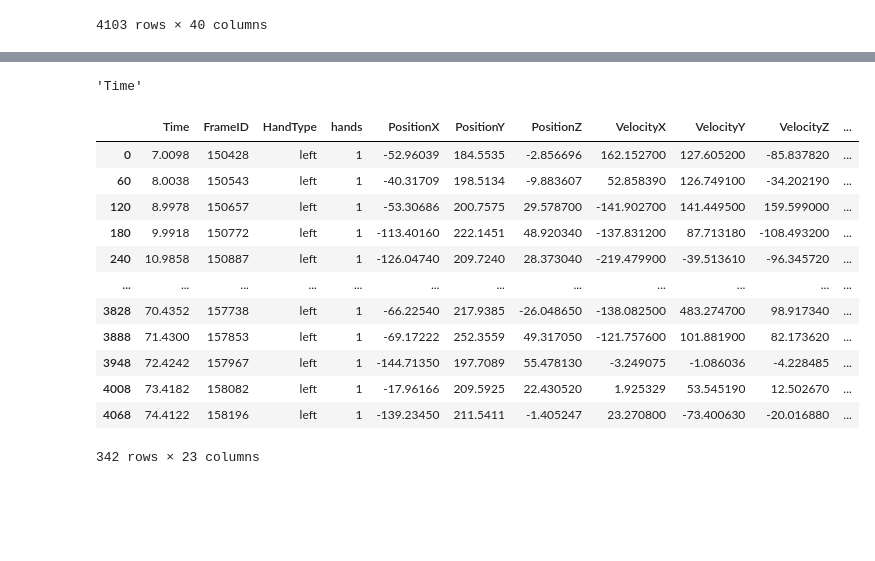
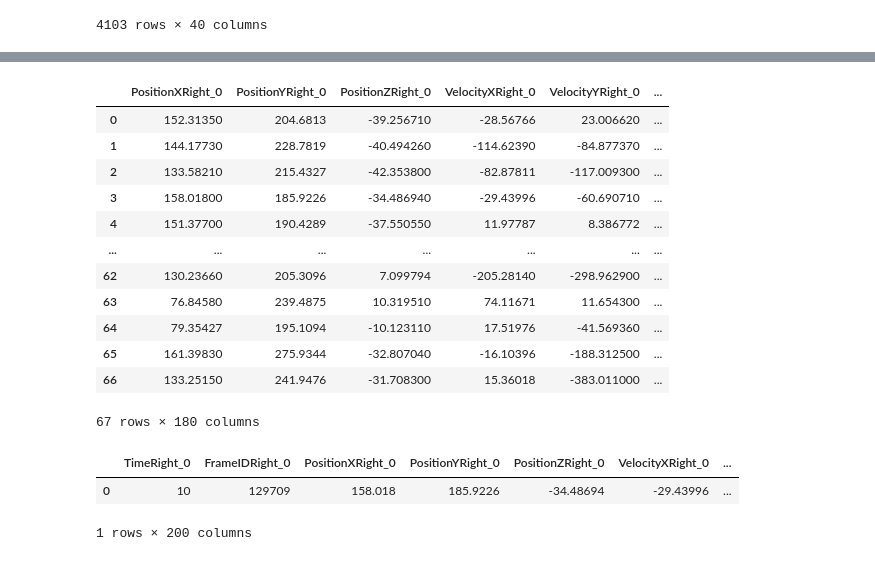
Before and after one commit to noamya-sh/Final-project-SemesterB, a Jupyter notebook: Hands-state.ipynb, the cells around one changed output, grey strips where cells are left out. Drawn from its saved outputs; the diff is of its cells as text; code cells hidden in the pictures; blank space fills up the shorter version.

Commit message:
vector function

```diff
--- a/Hands-state.ipynb
+++ b/Hands-state.ipynb
@@ -286,36 +261,51 @@ NameError: name 'listdata' is not defined
-# %%
-df=pd.merge(temp, listdata[Alone][0], left_index=True, right_index=True)
-df.columns=[c.replace('_x', 'Right').replace('_y', 'Left') for c in df.columns]
 # %%
-df.columns[[0,1]][0]
+def DataToVectors(df):
+    first=df.iloc[:,0][0]
+    last=df.iloc[:,0].iloc[-1]
+    vecArr=[]
+    for sec in range(first,last):
+        secData=df[df.iloc[:,0]==sec].iloc[::5,:].reset_index(drop=True)
+        if len(secData)>=5:
+            rowArr=[]
+            for index in range(0,5):
+                row = secData.loc[[index]].reset_index(drop=True)
+                for column in row.columns:
+                    newCol = column+"_{}".format(str(index))
+                    row.columns = [c.replace(column, newCol) for c in row.columns]
+                rowArr.append(row)
+            vector=pd.concat(rowArr,axis=1,join='inner')
+            vecArr.append(vector)
+    newData=pd.concat(vecArr).reset_index(drop=True)
+    newData = dropCol(newData,'Time')
+    newData = dropCol(newData,'ID')
+    return newData
+
+def dropCol(df,value):
+    df= df[df.columns.drop(list(df.filter(regex=value)))]
+    return df
-# %% [output]
-'Time'
 # %%
-def tooVector(df):
-    j=0;arr=[]
-    for i in range(5):
-        df1=df.iloc[j::5, :]
-        arr.append(df1)
-        j+=1
-    df2=pd.DataFrame(f5.values.reshape(1, -1))
-#     df2=pd.concat(arr,join='inner')
-    return df2
-df3=listdata[0][0].iloc[::12, :]
-# df4=df3.iloc[1::5, :]
-df3=tooVector(df3)
+df1=listTrain[1][0].copy()
+df2=DataToVectors(df1)
+# df2= df2[df2.columns.drop(list(df2.filter(regex='Time')))]
 # %%
-df3
+df2
 # %% [output]
-|  | Time | FrameID | HandType | hands | PositionX | PositionY | PositionZ | VelocityX | VelocityY | VelocityZ | ... |
-| 0 | 7.0098 | 150428 | left | 1 | -52.96039 | 184.5535 | -2.856696 | 162.152700 | 127.605200 | -85.837820 | ... |
-| 60 | 8.0038 | 150543 | left | 1 | -40.31709 | 198.5134 | -9.883607 | 52.858390 | 126.749100 | -34.202190 | ... |
-| 120 | 8.9978 | 150657 | left | 1 | -53.30686 | 200.7575 | 29.578700 | -141.902700 | 141.449500 | 159.599000 | ... |
-| 180 | 9.9918 | 150772 | left | 1 | -113.40160 | 222.1451 | 48.920340 | -137.831200 | 87.713180 | -108.493200 | ... |
-| 240 | 10.9858 | 150887 | left | 1 | -126.04740 | 209.7240 | 28.373040 | -219.479900 | -39.513610 | -96.345720 | ... |
-| ... | ... | ... | ... | ... | ... | ... | ... | ... | ... | ... | ... |
-| 3828 | 70.4352 | 157738 | left | 1 | -66.22540 | 217.9385 | -26.048650 | -138.082500 | 483.274700 | 98.917340 | ... |
-| 3888 | 71.4300 | 157853 | left | 1 | -69.17222 | 252.3559 | 49.317050 | -121.757600 | 101.881900 | 82.173620 | ... |
-| 3948 | 72.4242 | 157967 | left | 1 | -144.71350 | 197.7089 | 55.478130 | -3.249075 | -1.086036 | -4.228485 | ... |
-| 4008 | 73.4182 | 158082 | left | 1 | -17.96166 | 209.5925 | 22.430520 | 1.925329 | 53.545190 | 12.502670 | ... |
-| 4068 | 74.4122 | 158196 | left | 1 | -139.23450 | 211.5411 | -1.405247 | 23.270800 | -73.400630 | -20.016880 | ... |
+|  | PositionXRight_0 | PositionYRight_0 | PositionZRight_0 | VelocityXRight_0 | VelocityYRight_0 | ... |
+| 0 | 152.31350 | 204.6813 | -39.256710 | -28.56766 | 23.006620 | ... |
+| 1 | 144.17730 | 228.7819 | -40.494260 | -114.62390 | -84.877370 | ... |
+| 2 | 133.58210 | 215.4327 | -42.353800 | -82.87811 | -117.009300 | ... |
+| 3 | 158.01800 | 185.9226 | -34.486940 | -29.43996 | -60.690710 | ... |
+| 4 | 151.37700 | 190.4289 | -37.550550 | 11.97787 | 8.386772 | ... |
+| ... | ... | ... | ... | ... | ... | ... |
+| 62 | 130.23660 | 205.3096 | 7.099794 | -205.28140 | -298.962900 | ... |
+| 63 | 76.84580 | 239.4875 | 10.319510 | 74.11671 | 11.654300 | ... |
+| 64 | 79.35427 | 195.1094 | -10.123110 | 17.51976 | -41.569360 | ... |
+| 65 | 161.39830 | 275.9344 | -32.807040 | -16.10396 | -188.312500 | ... |
+| 66 | 133.25150 | 241.9476 | -31.708300 | 15.36018 | -383.011000 | ... |
-342 rows × 23 columns
+67 rows × 180 columns
+# %%
+vector
+# %% [output]
+|  | TimeRight_0 | FrameIDRight_0 | PositionXRight_0 | PositionYRight_0 | PositionZRight_0 | VelocityXRight_0 | ... |
+| 0 | 10 | 129709 | 158.018 | 185.9226 | -34.48694 | -29.43996 | ... |
+1 rows × 200 columns
```
Also changed, not shown: parts of 21 cells of this notebook.
